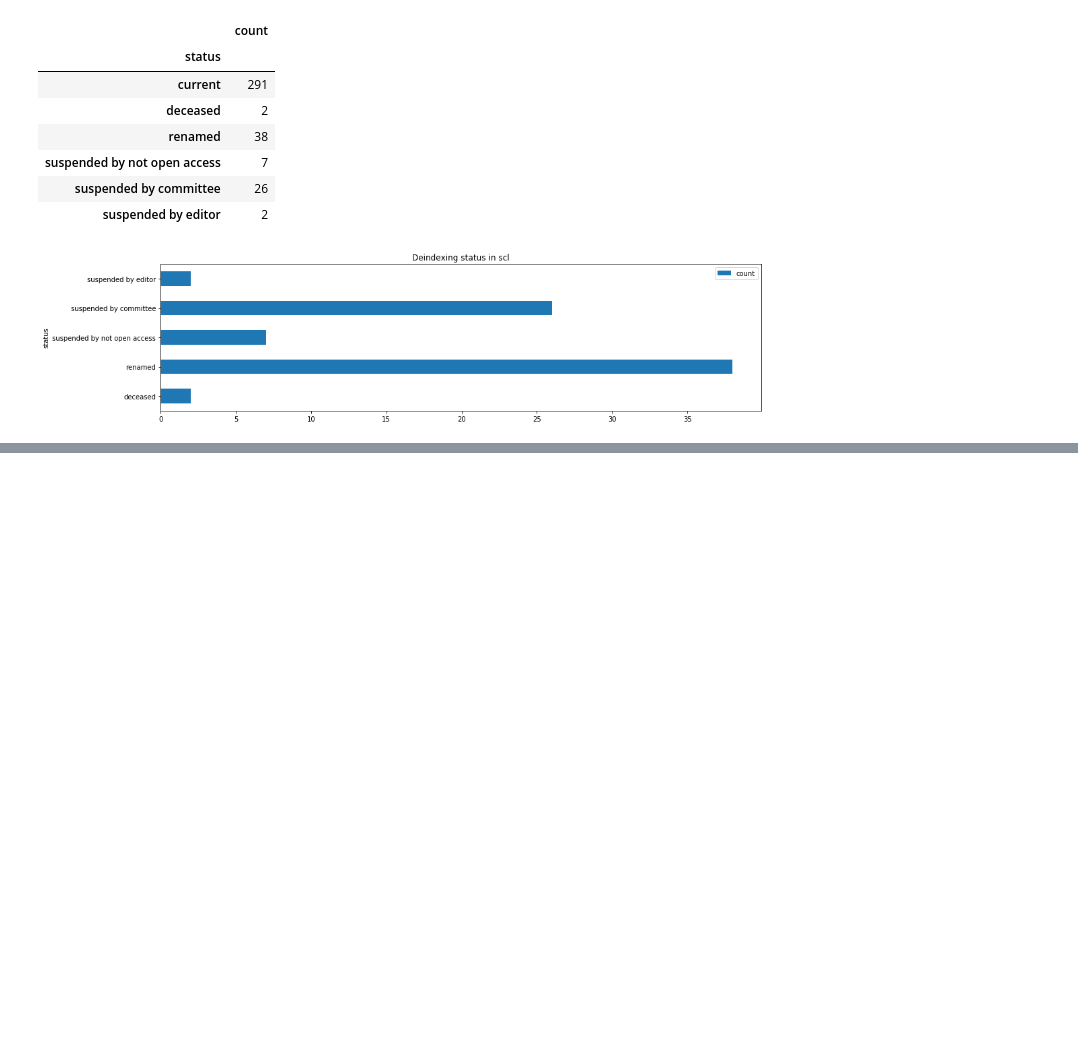
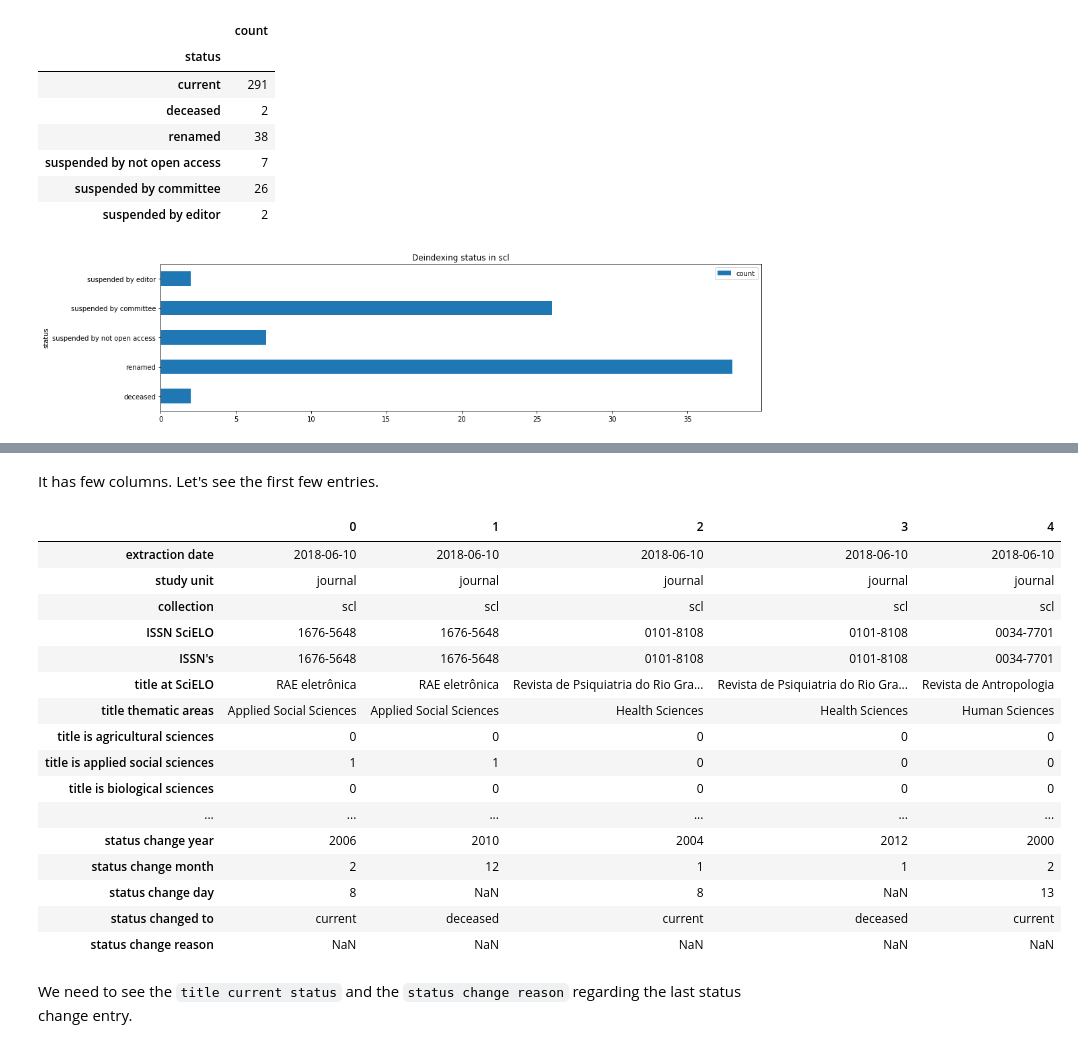
Before and after one commit to scieloorg/scielo20gt6, a Jupyter notebook: deindex_reason.ipynb, the cells around one changed output, grey strips where cells are left out. Cells and saved outputs as stored; diff of their text form; code cells hidden in the pictures; blank space fills up the shorter version.

```diff
--- a/deindex_reason.ipynb
+++ b/deindex_reason.ipynb
@@ -280,0 +307,26 @@ status_stats
+# %% [markdown]
+It has few columns.
+Let's see the first few entries.
+# %%
+journals_status_changes.head().T
+# %% [output]
+|  | 0 | 1 | 2 | 3 | 4 |
+| extraction date | 2018-06-10 | 2018-06-10 | 2018-06-10 | 2018-06-10 | 2018-06-10 |
+| study unit | journal | journal | journal | journal | journal |
+| collection | scl | scl | scl | scl | scl |
+| ISSN SciELO | 1676-5648 | 1676-5648 | 0101-8108 | 0101-8108 | 0034-7701 |
+| ISSN's | 1676-5648 | 1676-5648 | 0101-8108 | 0101-8108 | 0034-7701 |
+| title at SciELO | RAE eletrônica | RAE eletrônica | Revista de Psiquiatria do Rio Gra... | Revista de Psiquiatria do Rio Gra... | Revista de Antropologia |
+| title thematic areas | Applied Social Sciences | Applied Social Sciences | Health Sciences | Health Sciences | Human Sciences |
+| title is agricultural sciences | 0 | 0 | 0 | 0 | 0 |
+| title is applied social sciences | 1 | 1 | 0 | 0 | 0 |
+| title is biological sciences | 0 | 0 | 0 | 0 | 0 |
+| ... | ... | ... | ... | ... | ... |
+| status change year | 2006 | 2010 | 2004 | 2012 | 2000 |
+| status change month | 2 | 12 | 1 | 1 | 2 |
+| status change day | 8 | NaN | 8 | NaN | 13 |
+| status changed to | current | deceased | current | deceased | current |
+| status change reason | NaN | NaN | NaN | NaN | NaN |
+# %% [markdown]
+We need to see the `title current status` and the `status change reason`
+regarding the last status change entry.
```
Also changed, not shown: parts of 9 cells of this notebook.
